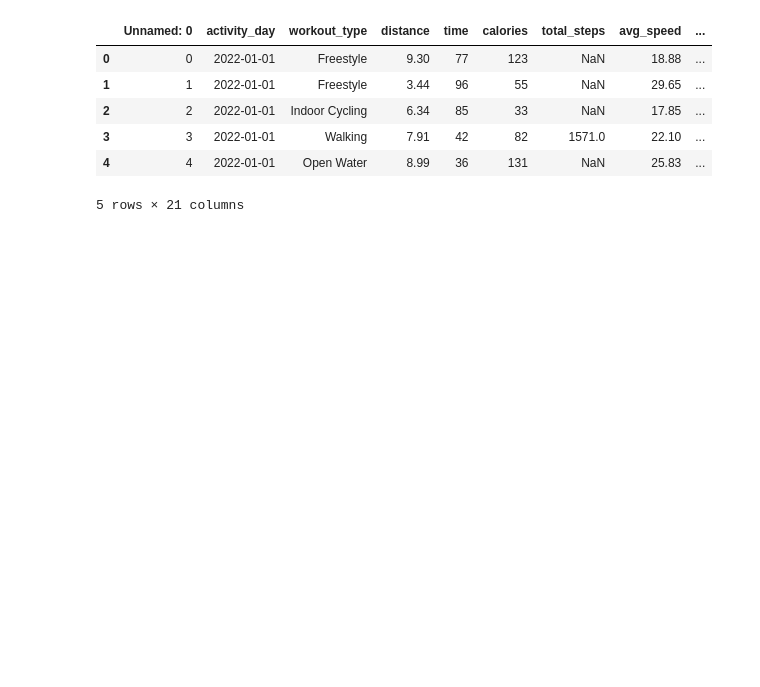
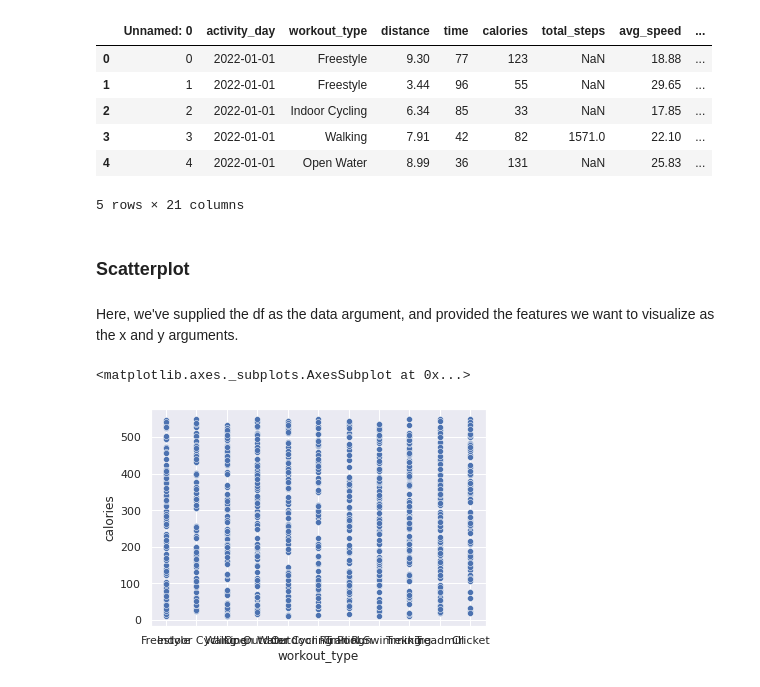
Before and after one commit to bidhan7/Data-Processing-Visualization-, a Jupyter notebook: Quiz_28.ipynb, the cells around one changed output. Saved outputs shown, nothing was run; the diff lists cells and outputs as text; code cells hidden in the pictures; blank space fills up the shorter version.

```diff
--- a/Quiz_28.ipynb
+++ b/Quiz_28.ipynb
@@ -19,3 +21,12 @@ df.head()
 | 3 | 3 | 2022-01-01 | Walking | 7.91 | 42 | 82 | 1571.0 | 22.10 | ... |
 | 4 | 4 | 2022-01-01 | Open Water | 8.99 | 36 | 131 | NaN | 25.83 | ... |
 5 rows × 21 columns
+# %% [markdown]
+### Scatterplot
+# %% [markdown]
+Here, we've supplied the df as the data argument, and provided the features we want to visualize as the x and y arguments.
+# %%
+sns.scatterplot(data = df, y= 'calories',x = 'workout_type')
+# %% [output]
+<matplotlib.axes._subplots.AxesSubplot at 0x...>
+[figure, added]
```
Also changed, not shown: parts of 7 cells of this notebook.
